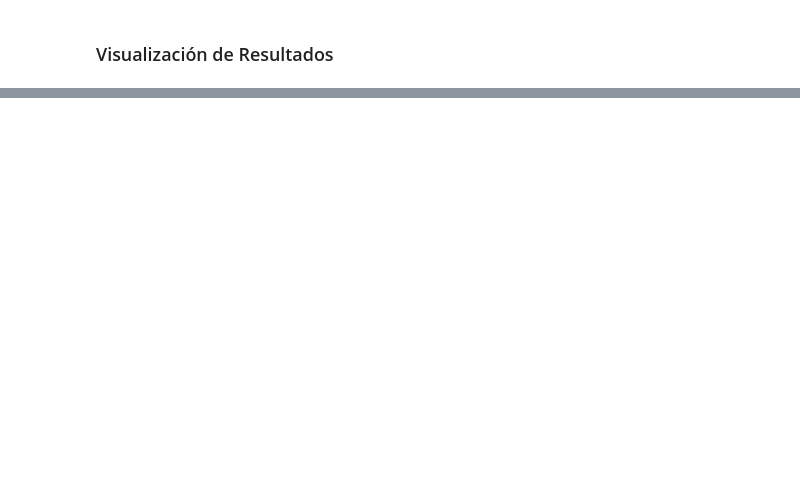
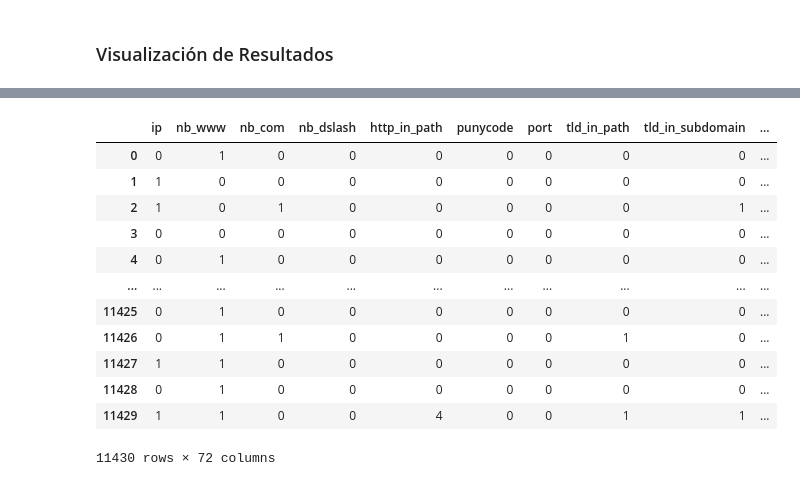
Before and after one commit to JavierCotto5201/LAB1_SDS, a Jupyter notebook: Laoratorio 1.ipynb, the cells around one changed output, grey strips where cells are left out. Saved outputs shown, nothing was run; the diff lists cells and outputs as text; code cells hidden in the pictures; blank space fills up the shorter version.

```diff
--- a/Laoratorio 1.ipynb
+++ b/Laoratorio 1.ipynb
@@ -257,0 +414,13 @@ See the caveats in the documentation: https://pandas.pydata.org/pandas-docs/stab
+# %%
+df_copy = df.copy()
+# %%
+# Obtenemos F1
+df_copy['length'] = df_copy['url'].str.len()
+# %%
+df_copy = getHostname(df_copy)
+df_copy = SpecialCharacters(df_copy)
+df_copy = Check4HTTPS(df_copy)
+df_copy = ratioDigits(df_copy)
+# %%
+df_copy['status'] = df['status'].replace(['legitimate', 'phishing'], ['0', '1'])
+df_copy.drop(['url'], axis=1, inplace=True)
@@ -257,0 +436,16 @@ See the caveats in the documentation: https://pandas.pydata.org/pandas-docs/stab
+# %%
+df_copy
+# %% [output]
+|  | ip | nb_www | nb_com | nb_dslash | http_in_path | punycode | port | tld_in_path | tld_in_subdomain | ... |
+| 0 | 0 | 1 | 0 | 0 | 0 | 0 | 0 | 0 | 0 | ... |
+| 1 | 1 | 0 | 0 | 0 | 0 | 0 | 0 | 0 | 0 | ... |
+| 2 | 1 | 0 | 1 | 0 | 0 | 0 | 0 | 0 | 1 | ... |
+| 3 | 0 | 0 | 0 | 0 | 0 | 0 | 0 | 0 | 0 | ... |
+| 4 | 0 | 1 | 0 | 0 | 0 | 0 | 0 | 0 | 0 | ... |
+| ... | ... | ... | ... | ... | ... | ... | ... | ... | ... | ... |
+| 11425 | 0 | 1 | 0 | 0 | 0 | 0 | 0 | 0 | 0 | ... |
+| 11426 | 0 | 1 | 1 | 0 | 0 | 0 | 0 | 1 | 0 | ... |
+| 11427 | 1 | 1 | 0 | 0 | 0 | 0 | 0 | 0 | 0 | ... |
+| 11428 | 0 | 1 | 0 | 0 | 0 | 0 | 0 | 0 | 0 | ... |
+| 11429 | 1 | 1 | 0 | 0 | 4 | 0 | 0 | 1 | 1 | ... |
+11430 rows × 72 columns
```
Also changed, not shown: parts of 37 cells of this notebook, 4 other files.
